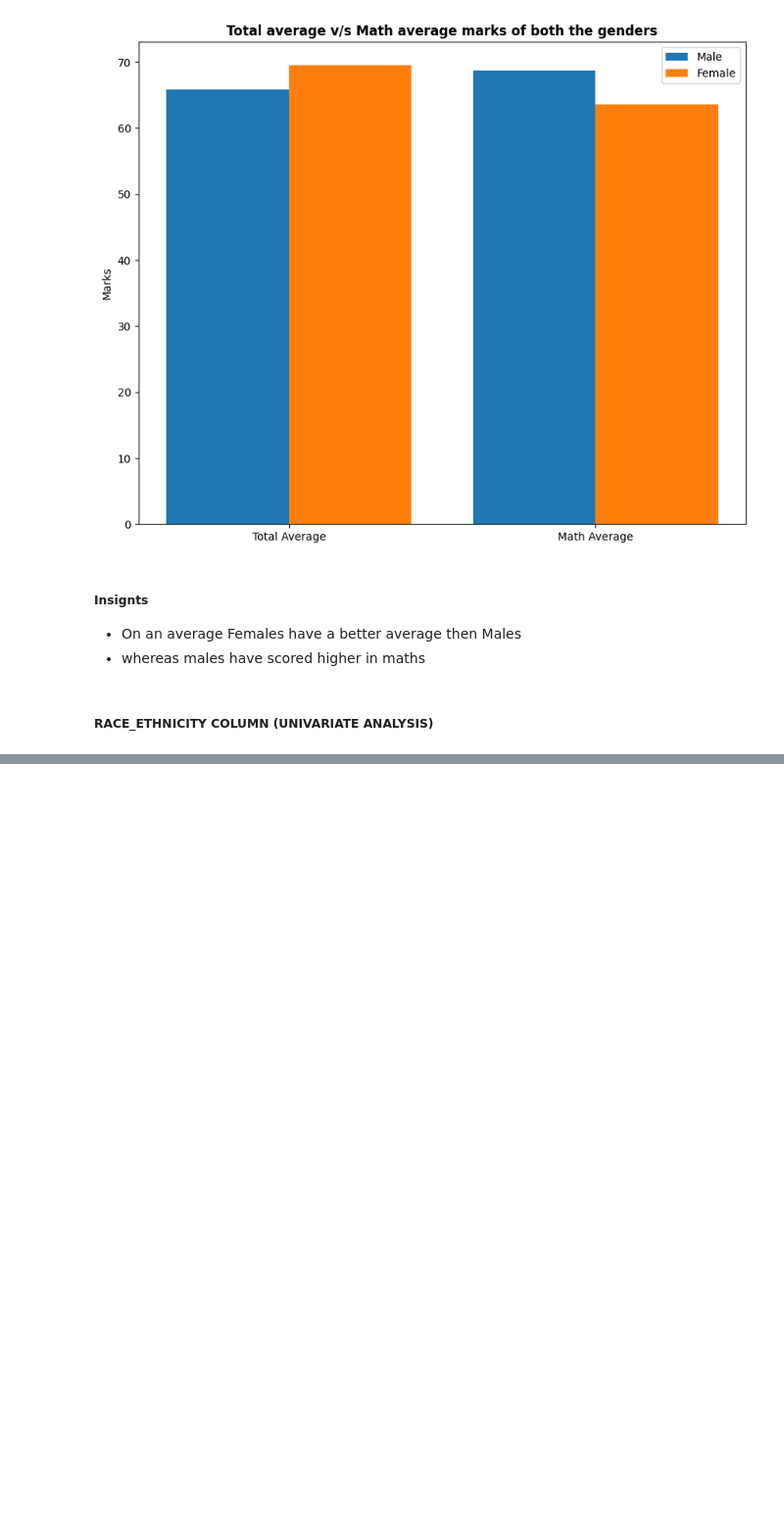
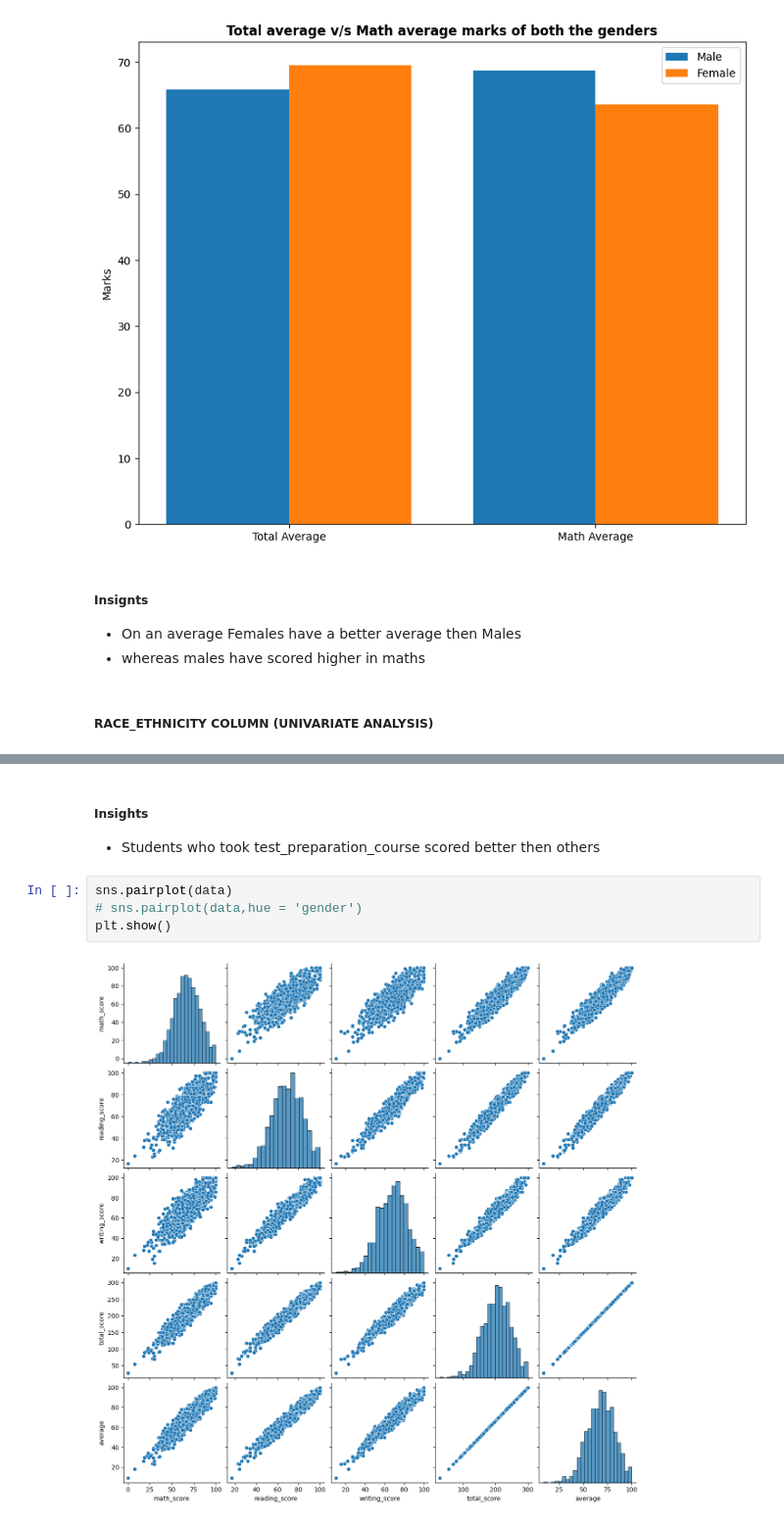
Before and after one commit to chwasiq0569/End-to-End_Student-Performance-Indicator, a Jupyter notebook: notebook/EDA_STUDENT_PERFORMANCE.ipynb, the cells around one changed output, grey strips where cells are left out. Shown at 98% size. Saved outputs shown, nothing was run; the diff lists cells and outputs as text; blank space fills up the shorter version.

```diff
--- a/notebook/EDA_STUDENT_PERFORMANCE.ipynb
+++ b/notebook/EDA_STUDENT_PERFORMANCE.ipynb
@@ -623,0 +708,9 @@ sns.histplot(data=data, x='total_score', kde=True, hue='test_preparation_course'
+# %% [markdown]
+##### Insights
+- Students who took test_preparation_course scored better then others
+# %%
+sns.pairplot(data)
+# sns.pairplot(data,hue = 'gender')
+plt.show()
+# %% [output]
+[figure, added]
```
Also changed, not shown: parts of 15 cells of this notebook.
